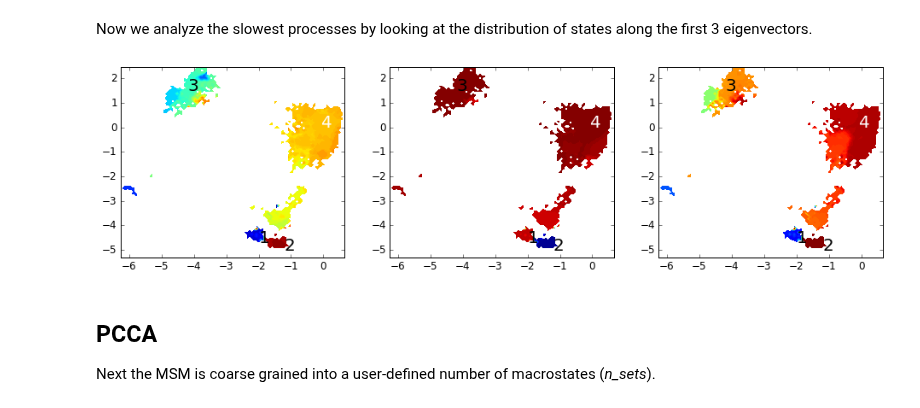
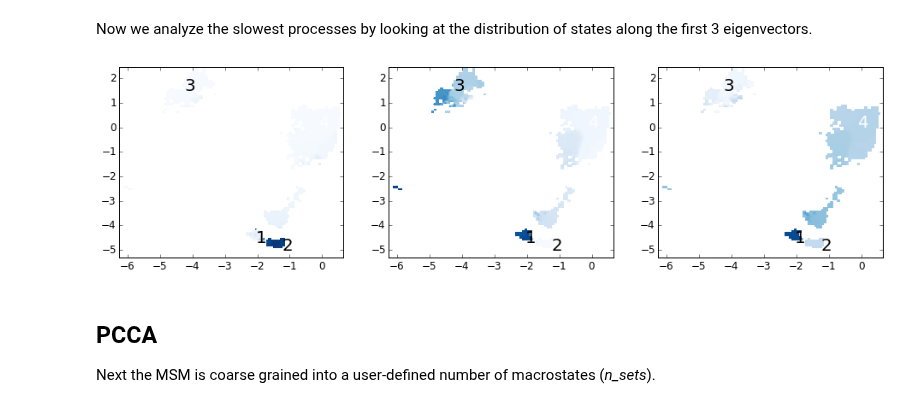
Before and after one commit to markovmodel/PyEMMA_IPython, a Jupyter notebook: applications/pentapeptide_msm/pentapeptide_msm.ipynb, the cells around one changed output. Saved outputs shown, nothing was run; the diff lists cells and outputs as text; code cells hidden in the pictures.

Commit message:
[pentapeptide_msm] plot only non-trivial eigenvectors. Fix warnings.

```diff
--- a/applications/pentapeptide_msm/pentapeptide_msm.ipynb
+++ b/applications/pentapeptide_msm/pentapeptide_msm.ipynb
@@ -55,7 +55,9 @@ def plot_sampled_function(xall, yall, zall, ax=None, nbins=100, nlevels=20, cmap
     for t in range(len(xall)):
         z[xI[t], yI[t]] += zall[t]
         N[xI[t], yI[t]] += 1.0
-    z /= N
+    with warnings.catch_warnings() as cm:
+        warnings.simplefilter('ignore')
+        z /= N
     # do a contour plot
     extent = [xmin, xmax, ymin, ymax]
     if ax is None:
@@ -273,15 +279,15 @@ Now we analyze the slowest processes by looking at the distribution of states al
 # %%
 # project eigenvectors
 proj_ev_all = [np.hstack([M.eigenvectors_right()[:,i][dtraj] for dtraj in M.discrete_trajectories_full])
-               for i in range(10)]
+               for i in range(1, 10)]
 # %%
 fig, axes = subplots(1, 3, figsize=(16,4))
 for i, ax in enumerate(axes):
-    plot_sampled_function(xall, yall, proj_ev_all[i], ax=ax, cbar=False, cmap=None)
+    plot_sampled_function(xall, yall, proj_ev_all[i], ax=ax, cbar=False, cmap=cm.Blues)
     plot_labels(ax)
 save_figure('eigenvectors.png')
 # %% [output]
-[figure, old version]
+[figure, new version]
 # %% [markdown]
 PCCA
 ---
```
Also changed, not shown: parts of 11 cells of this notebook.
